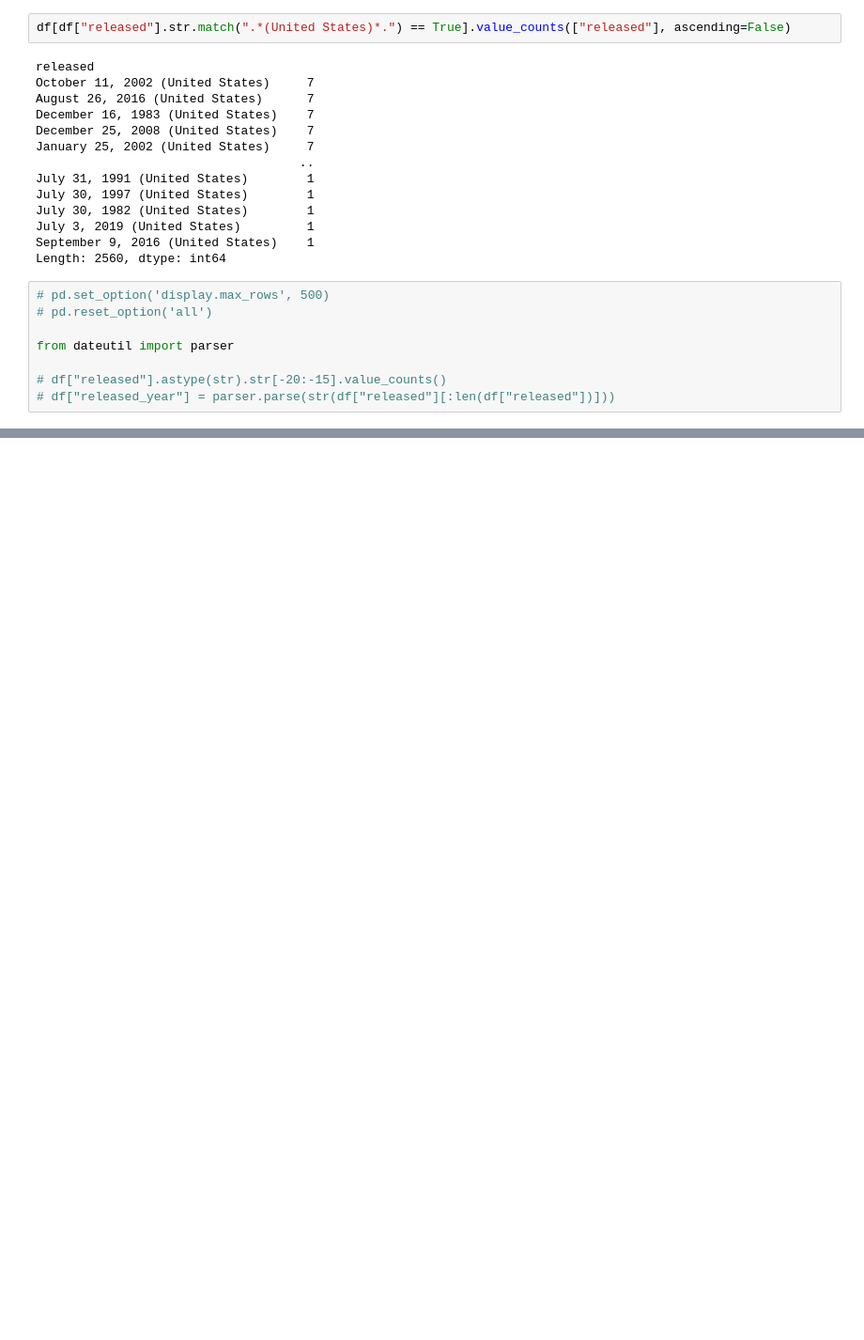
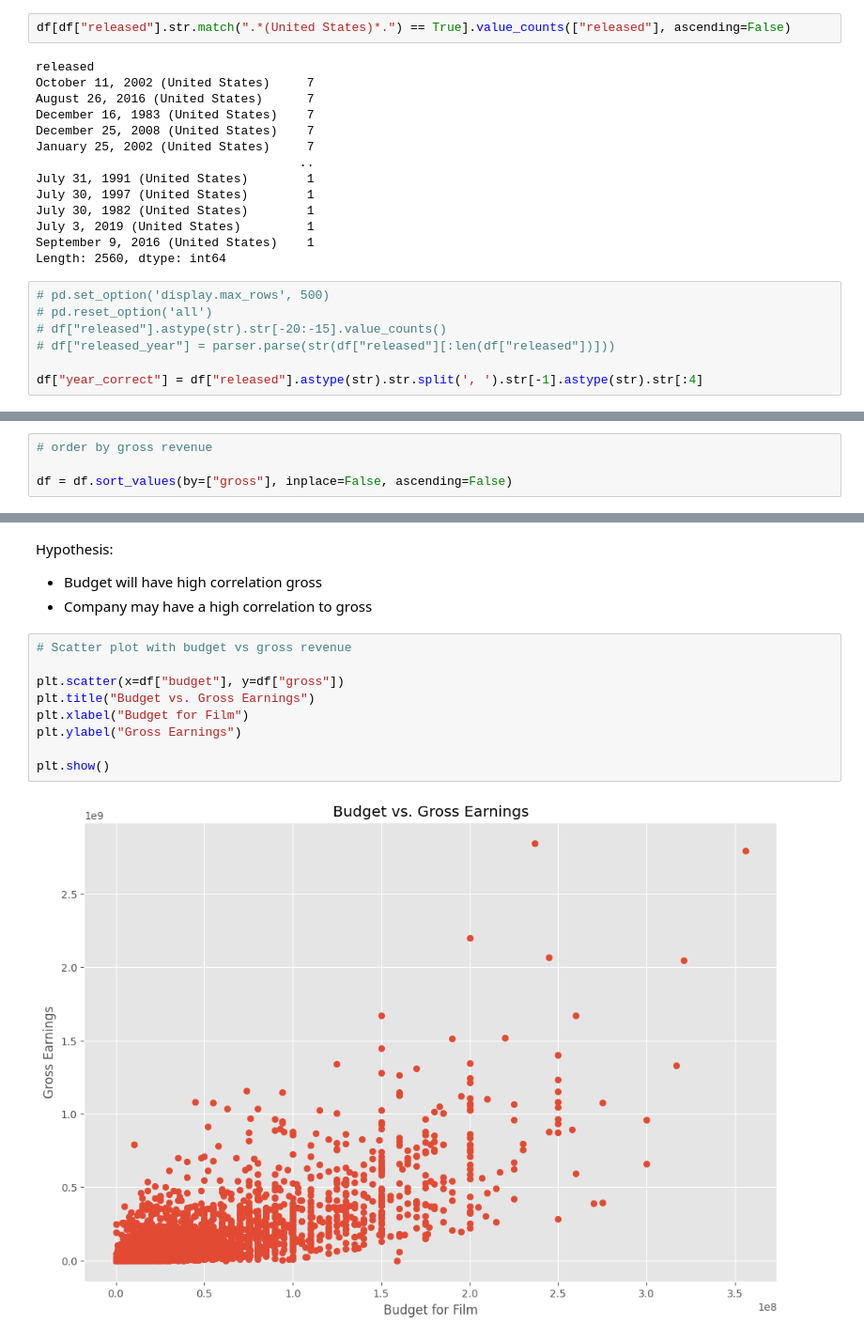
Before and after one commit to veroanalytic/movie-industry-analysis, a Jupyter notebook: Movie Industry Analysis.ipynb, the cells around one changed output, grey strips where cells are left out. Shown: that part at 94% size. Saved outputs shown, nothing was run; the diff lists cells and outputs as text; blank space fills up the shorter version.

Commit message:
worked on correlation analysis

```diff
--- a/Movie Industry Analysis.ipynb
+++ b/Movie Industry Analysis.ipynb
@@ -164,8 +162,7 @@ Length: 2560, dtype: int64
 # %%
 # pd.set_option('display.max_rows', 500)
 # pd.reset_option('all')
-
-from dateutil import parser
-
 # df["released"].astype(str).str[-20:-15].value_counts()
 # df["released_year"] = parser.parse(str(df["released"][:len(df["released"])]))
+
+df["year_correct"] = df["released"].astype(str).str.split(', ').str[-1].astype(str).str[:4]
@@ -206,0 +185,4 @@ df
+# %%
+# order by gross revenue
+
+df = df.sort_values(by=["gross"], inplace=False, ascending=False)
@@ -206,0 +226,15 @@ df
+# %% [markdown]
+Hypothesis:
+- Budget will have high correlation gross
+- Company may have a high correlation to gross
+# %%
+# Scatter plot with budget vs gross revenue
+
+plt.scatter(x=df["budget"], y=df["gross"])
+plt.title("Budget vs. Gross Earnings")
+plt.xlabel("Budget for Film")
+plt.ylabel("Gross Earnings")
+
+plt.show()
+# %% [output]
+[figure, added]
```
Also changed, not shown: parts of 16 cells of this notebook, 1 other file.
